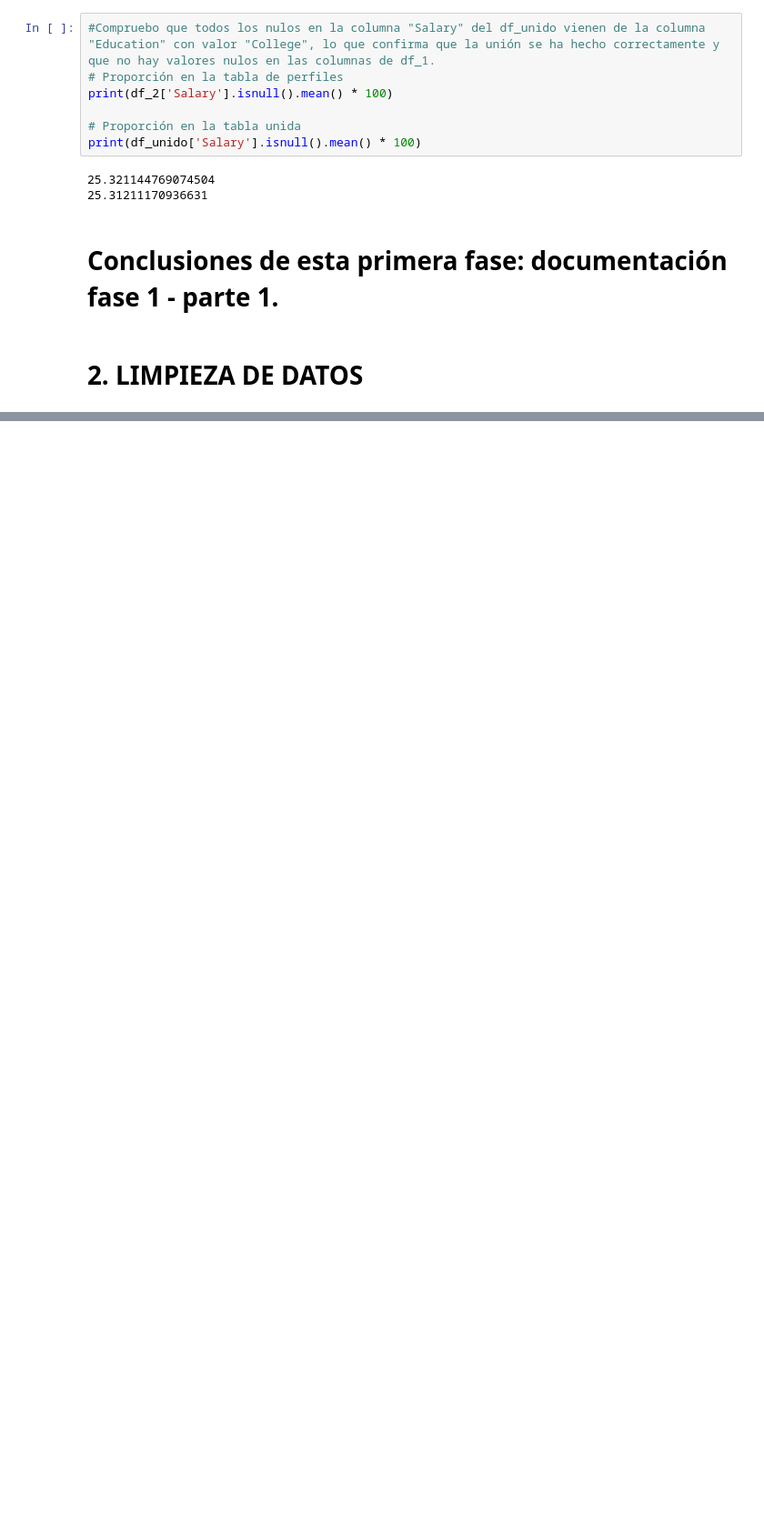
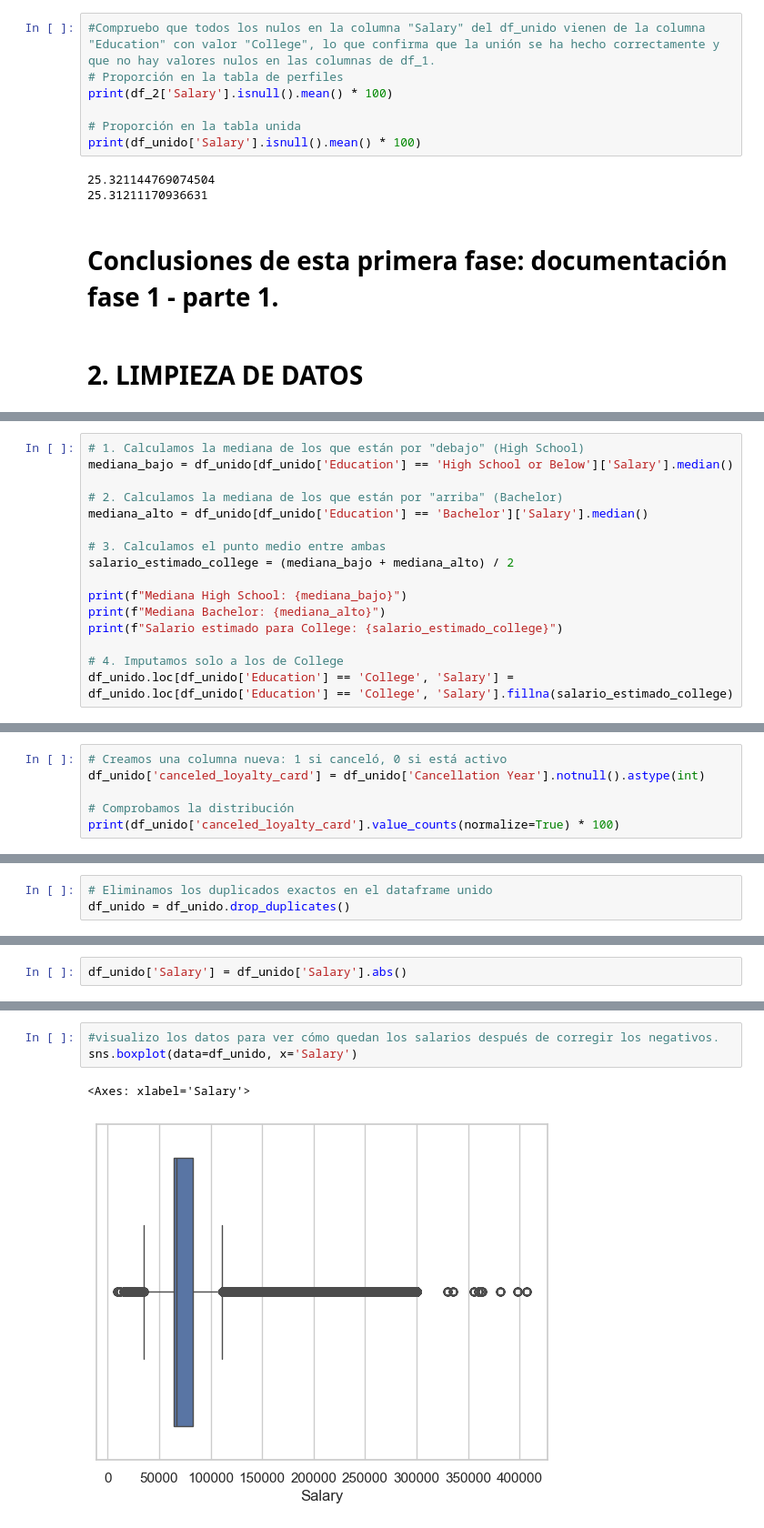
Before and after one commit to Adalab/bda-modulo-3-evaluacion-final-rociomondel98-ai, a Jupyter notebook: fase_1_exp_limpieza.ipynb, the cells around one changed output, grey strips where cells are left out. Shown at 91% size. Saved outputs shown, nothing was run; the diff lists cells and outputs as text; blank space fills up the shorter version.

```diff
--- a/eda_prueba.ipynb
+++ b/fase_1_exp_limpieza.ipynb
@@ -497,0 +594,16 @@ print(df_unido['Salary'].isnull().mean() * 100)
+# %%
+# 1. Calculamos la mediana de los que están por "debajo" (High School)
+mediana_bajo = df_unido[df_unido['Education'] == 'High School or Below']['Salary'].median()
+
+# 2. Calculamos la mediana de los que están por "arriba" (Bachelor)
+mediana_alto = df_unido[df_unido['Education'] == 'Bachelor']['Salary'].median()
+
+# 3. Calculamos el punto medio entre ambas
+salario_estimado_college = (mediana_bajo + mediana_alto) / 2
+
+print(f"Mediana High School: {mediana_bajo}")
+print(f"Mediana Bachelor: {mediana_alto}")
+print(f"Salario estimado para College: {salario_estimado_college}")
+
+# 4. Imputamos solo a los de College
+df_unido.loc[df_unido['Education'] == 'College', 'Salary'] = df_unido.loc[df_unido['Education'] == 'College', 'Salary'].fillna(salario_estimado_college)
@@ -497,0 +640,6 @@ print(df_unido['Salary'].isnull().mean() * 100)
+# %%
+# Creamos una columna nueva: 1 si canceló, 0 si está activo
+df_unido['canceled_loyalty_card'] = df_unido['Cancellation Year'].notnull().astype(int)
+
+# Comprobamos la distribución
+print(df_unido['canceled_loyalty_card'].value_counts(normalize=True) * 100)
@@ -497,0 +708,3 @@ print(df_unido['Salary'].isnull().mean() * 100)
+# %%
+# Eliminamos los duplicados exactos en el dataframe unido
+df_unido = df_unido.drop_duplicates()
@@ -497,0 +742,2 @@ print(df_unido['Salary'].isnull().mean() * 100)
+# %%
+df_unido['Salary'] = df_unido['Salary'].abs()
@@ -497,0 +749,6 @@ print(df_unido['Salary'].isnull().mean() * 100)
+# %%
+#visualizo los datos para ver cómo quedan los salarios después de corregir los negativos.
+sns.boxplot(data=df_unido, x='Salary')
+# %% [output]
+<Axes: xlabel='Salary'>
+[figure, added]
```
Also changed, not shown: parts of 43 cells of this notebook.
